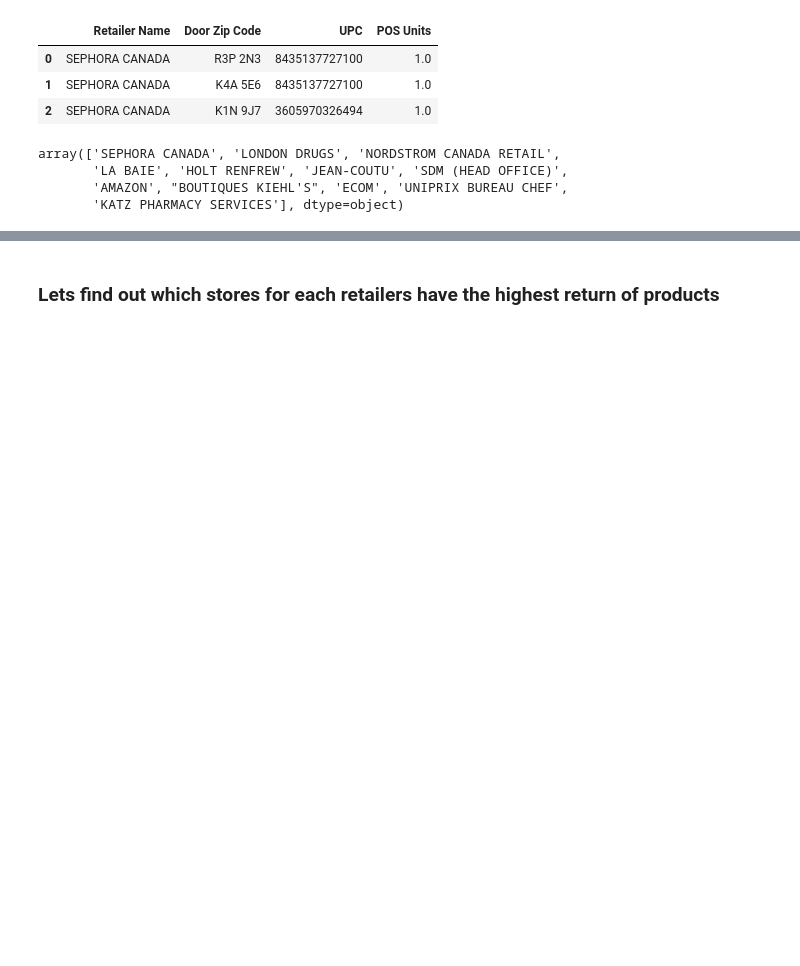
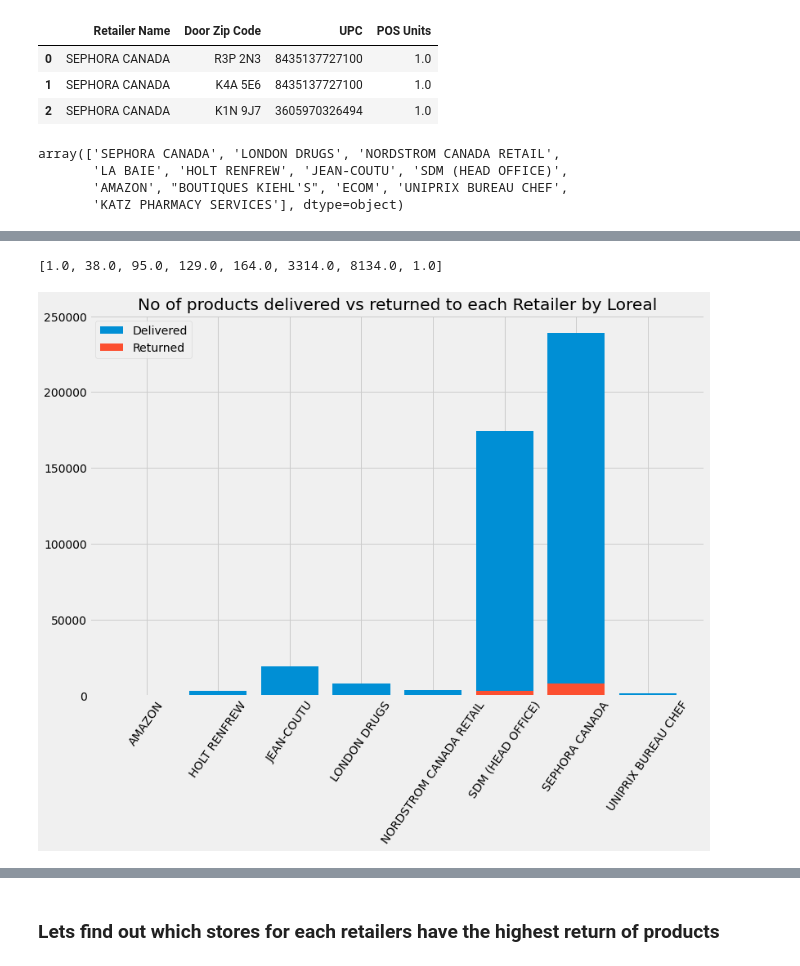
Before and after one commit to assultan/Loreal, a Jupyter notebook: Loreal_products_allocation.ipynb, the cells around one changed output, grey strips where cells are left out. Cells and saved outputs as stored; diff of their text form; code cells hidden in the pictures; blank space fills up the shorter version.

```diff
--- a/Loreal_products_allocation.ipynb
+++ b/Loreal_products_allocation.ipynb
@@ -438,0 +453,4 @@ array(['SEPHORA CANADA', 'LONDON DRUGS', 'NORDSTROM CANADA RETAIL',
+# %%
+retailers_with_sum_of_items_delivered = df[(df['POS Units'] > 0) & (df['Retailer Name'].isin(retailers_that_returned_items))].groupby(['Retailer Name'])['POS Units'].sum()
+# %%
+retailers_with_sum_of_items_returned = df[(df['POS Units'] < 0) & (df['Retailer Name'].isin(retailers_that_returned_items))].groupby(['Retailer Name'])['POS Units'].sum()
@@ -438,0 +470,15 @@ array(['SEPHORA CANADA', 'LONDON DRUGS', 'NORDSTROM CANADA RETAIL',
+# %%
+retailers_with_sum_of_items_returned_absolute = [np.abs(x) for x in retailers_with_sum_of_items_returned.values]
+# %%
+retailers_with_sum_of_items_returned_absolute
+# %% [output]
+[1.0, 38.0, 95.0, 129.0, 164.0, 3314.0, 8134.0, 1.0]
+# %%
+plt.figure(figsize=(12,8))
+plt.title('No of products delivered vs returned to each Retailer by Loreal')
+plt.xticks(rotation=55)
+plt.bar(retailers_with_sum_of_items_delivered.keys(), retailers_with_sum_of_items_delivered.values);
+plt.bar(retailers_with_sum_of_items_returned.keys(), retailers_with_sum_of_items_returned_absolute);
+plt.legend(['Delivered','Returned']);
+# %% [output]
+[figure, added]
```
Also changed, not shown: parts of 52 cells of this notebook.
